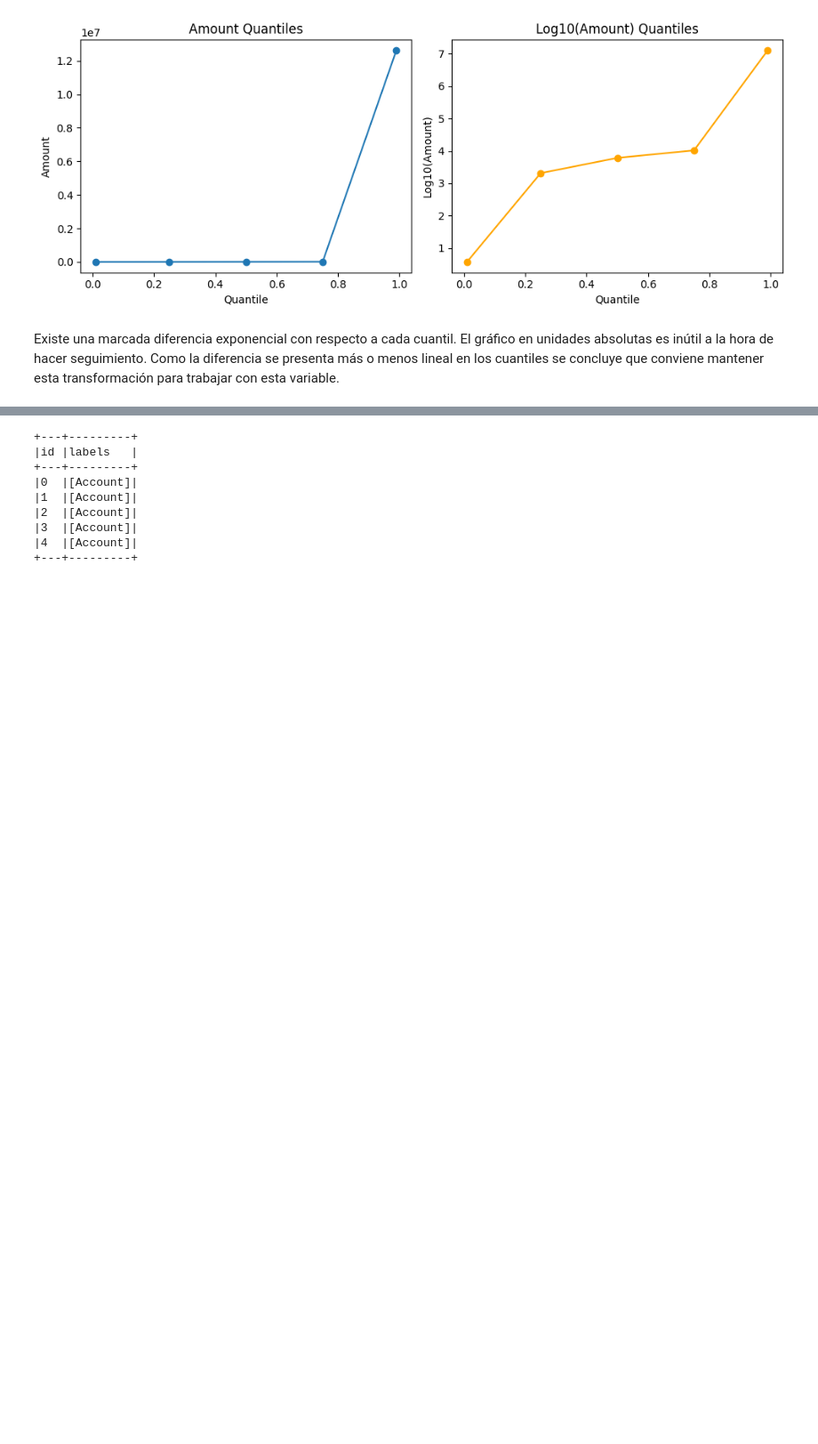
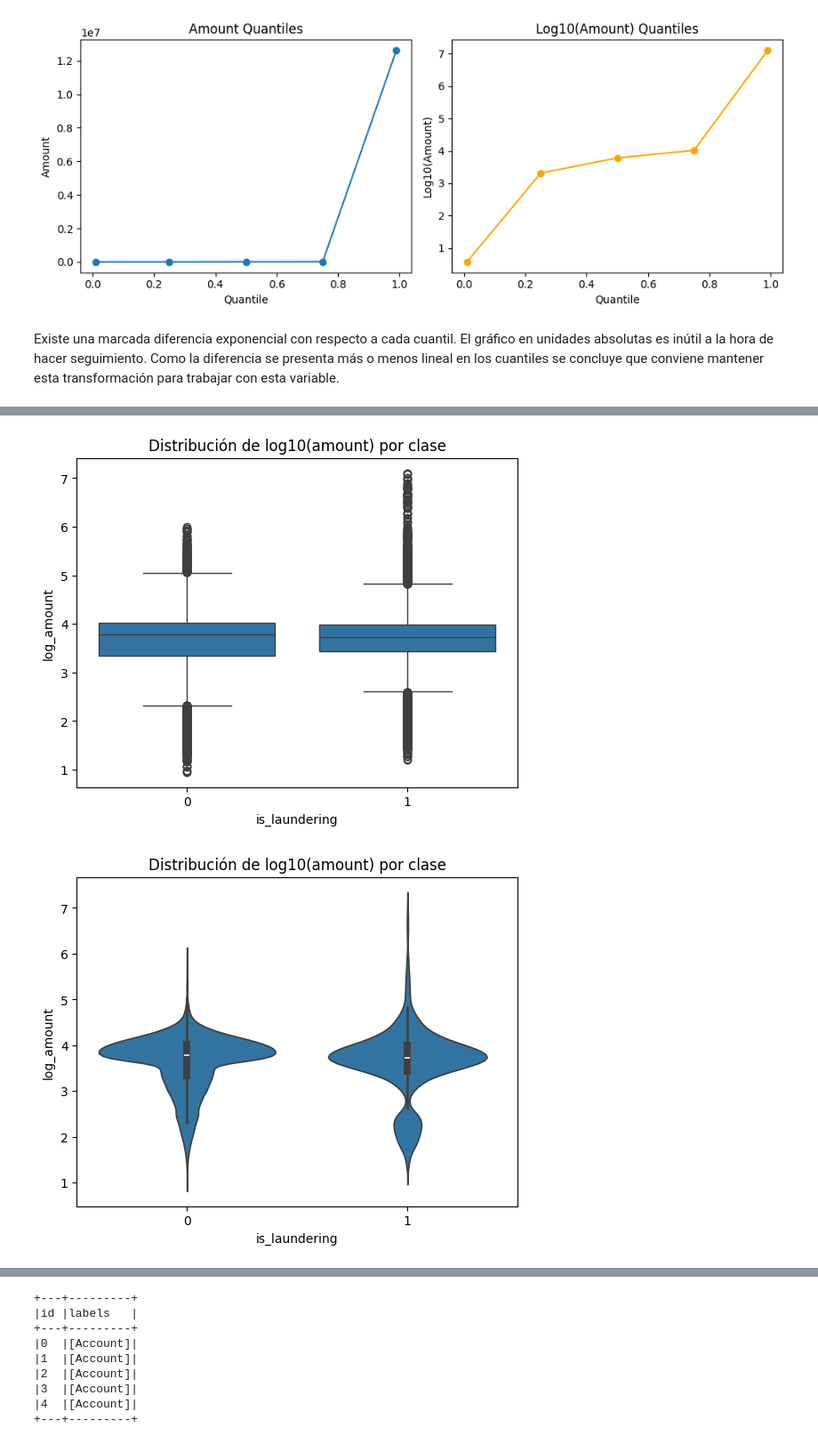
Before and after one commit to IngElecPuc/KaggleChallenges, a Jupyter notebook: Anti Money Laundering Transaction Data/EDA Tabular.ipynb, the cells around one changed output, grey strips where cells are left out. Shown: that part at 89% size. Drawn from its saved outputs; the diff is of its cells as text; code cells hidden in the pictures; blank space fills up the shorter version.

```diff
--- a/Anti Money Laundering Transaction Data/EDA Tabular.ipynb
+++ b/Anti Money Laundering Transaction Data/EDA Tabular.ipynb
@@ -439,0 +646,5 @@ df_txs.columns
+# %%
+df_txs = df_txs.withColumn(
+    "log_amount",
+    F.log10(F.when(F.col("amount") > 0, F.col("amount")).otherwise(None))
+)
@@ -439,0 +664,38 @@ df_txs.columns
+# %%
+# Conteo por clase
+counts = df_txs.groupBy("is_laundering").count().collect()
+fraud_n = [r["count"] for r in counts if r["is_laundering"] == 1][0]
+nonfraud_n = [r["count"] for r in counts if r["is_laundering"] == 0][0]
+
+# Fracción de muestreo por clase
+target_n = 50000
+frac_fraud = min(1.0, target_n / fraud_n)
+frac_nonfraud = min(1.0, target_n / nonfraud_n)
+
+sample = (df_txs
+          .sampleBy("is_laundering", fractions={0: frac_nonfraud, 1: frac_fraud}, seed=42)
+          .select("is_laundering", "amount", "log_amount"))
+
+# Convertimos la muestra a pandas para graficar
+pdf = sample.toPandas()
+# %%
+import seaborn as sns
+import matplotlib.pyplot as plt
+
+# Boxplot
+sns.boxplot(x="is_laundering", y="log_amount", data=pdf)
+plt.title("Distribución de log10(amount) por clase")
+plt.show()
+
+# Violinplot
+sns.violinplot(x="is_laundering", y="log_amount", data=pdf)
+plt.title("Distribución de log10(amount) por clase")
+plt.show()
+
+# Histograma con KDE
+sns.histplot(data=pdf, x="log_amount", hue="is_laundering", bins=40, kde=True, stat="density")
+plt.title("Histograma de log10(amount) por clase")
+plt.show()
+# %% [output]
+[figure, added]
+[figure, added]
```
Also changed, not shown: parts of 45 cells of this notebook, 1 other file.
